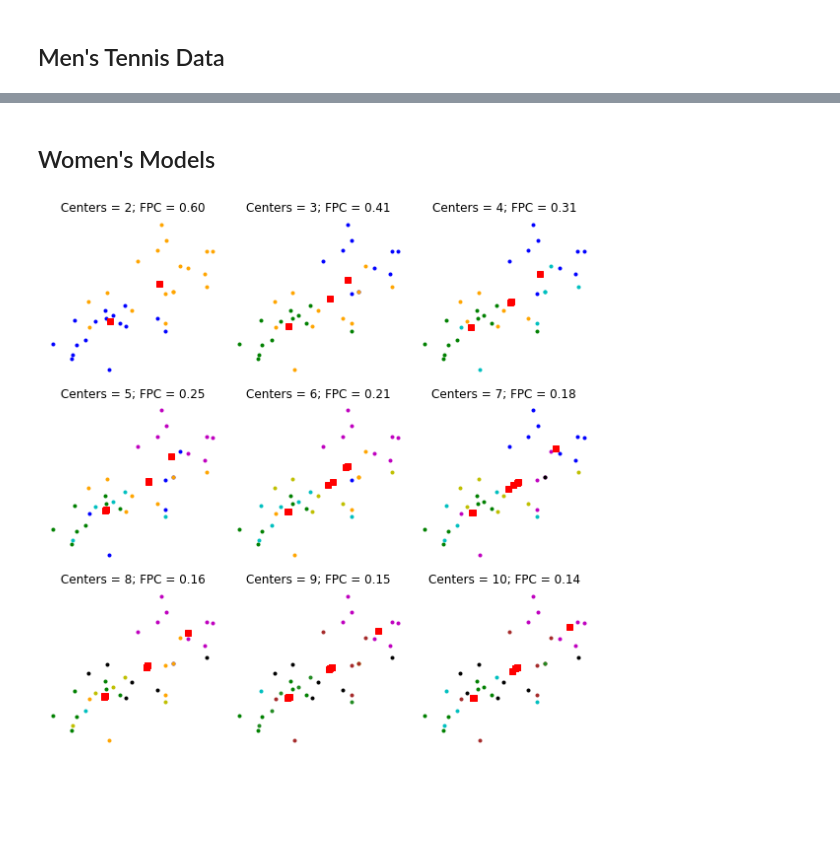
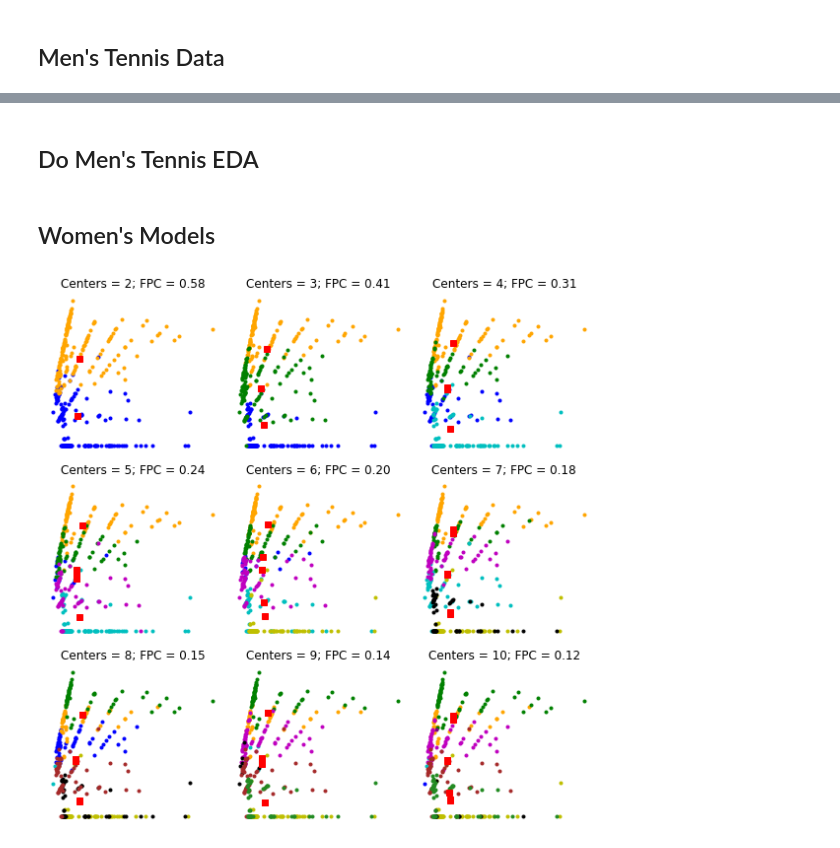
Before and after one commit to zacmcnulty123/reasoning_under_uncertainty, a Jupyter notebook: Project/Tennis.ipynb, the cells around one changed output, grey strips where cells are left out. Saved outputs shown, nothing was run; the diff lists cells and outputs as text; code cells hidden in the pictures; blank space fills up the shorter version.

```diff
--- a/Project/Tennis.ipynb
+++ b/Project/Tennis.ipynb
@@ -307,0 +395,2 @@ Index(['Dataset: FNL.1', 'Dataset: FNL.2', 'Dataset: FSP.1', 'Dataset: FSW.1',
+# %%
+player_1 = fill_missing_values(player_1, player_1.columns)
@@ -307,0 +417,4 @@ Index(['Dataset: FNL.1', 'Dataset: FNL.2', 'Dataset: FSP.1', 'Dataset: FSW.1',
+# %%
+w_tennis = pd.concat([player_1, player_2])
+# %%
+w_labels = w_tennis["Result"]
@@ -312,3 +507,5 @@ Index(['Dataset: FNL.1', 'Dataset: FNL.2', 'Dataset: FSP.1', 'Dataset: FSW.1',
+# %% [markdown]
+## Do Men's Tennis EDA
 # %% [markdown]
 ## Women's Models
 # %%
@@ -318,36 +515,36 @@ X = MinMaxScaler((-1,1)).fit_transform(RobustScaler().fit_transform(Normalizer()
 # %%
 from sklearn.model_selection import train_test_split
 # %%
-X_train, X_test, y_train, y_test = train_test_split(X, labels)
+X_train, X_test, y_train, y_test = train_test_split(X, w_labels)
 # %%
 # Set up the loop and plot
 fig1, axes1 = plt.subplots(3, 3, figsize=(8, 8))
 fpcs = []
 
 colors = ['b', 'orange', 'g', 'c', 'm', 'y', 'k', 'Brown', 'ForestGreen', 'Purple']
 for ncenters, ax in enumerate(axes1.reshape(-1), 2):
     cntr, u, u0, d, jm, p, fpc = fuzz.cluster.cmeans(
-        X_train, ncenters, 2, error=0.005, maxiter=1000, init=None, seed=[3523523])
+        X_train.T, ncenters, 2, error=0.005, maxiter=1000, init=None, seed=[3523523])
 
     # Store fpc values for later
     fpcs.append(fpc)
 
     # Plot assigned clusters, for each data point in training set
     cluster_membership = np.argmax(u, axis=0)
     for j in range(ncenters):
-        ax.plot(X_train[0, u.argmax(axis=0) == j],
-                X_train[1, u.argmax(axis=0) == j], '.', color=colors[j])
+        ax.plot(X_train.T[0, u.argmax(axis=0) == j],
+                X_train.T[1, u.argmax(axis=0) == j], '.', color=colors[j])
 
     # Mark the center of each fuzzy cluster
     for pt in cntr:
         ax.plot(pt[0], pt[1], 'rs')
 
     ax.set_title('Centers = {0}; FPC = {1:.2f}'.format(ncenters, fpc))
     ax.axis('off')
 
 fig1.tight_layout()
 # %% [output]
-[figure, old version]
+[figure, new version]
 # %%
 fig2, ax2 = plt.subplots()
 ax2.plot(np.r_[2:11], fpcs)
```
Also changed, not shown: parts of 52 cells of this notebook, 1 other file.
